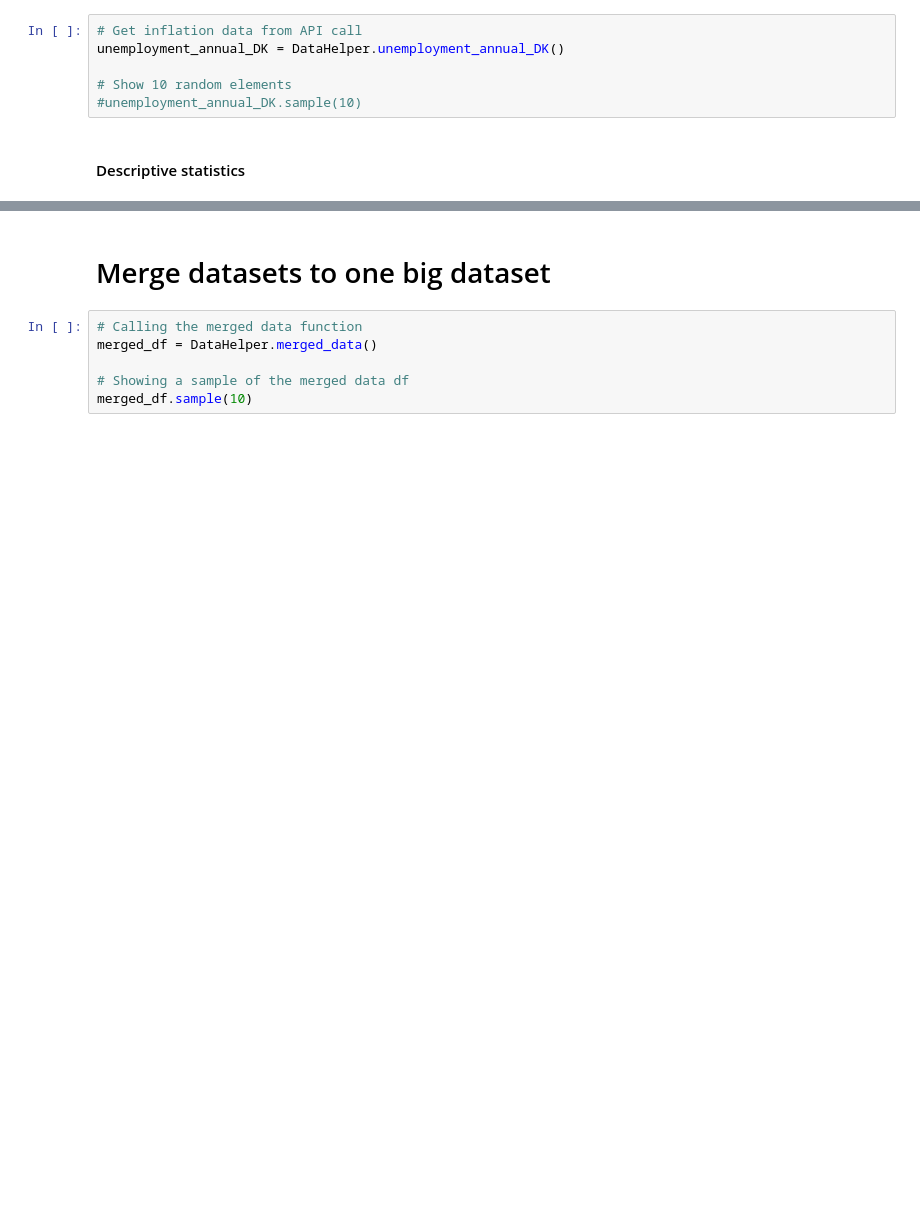
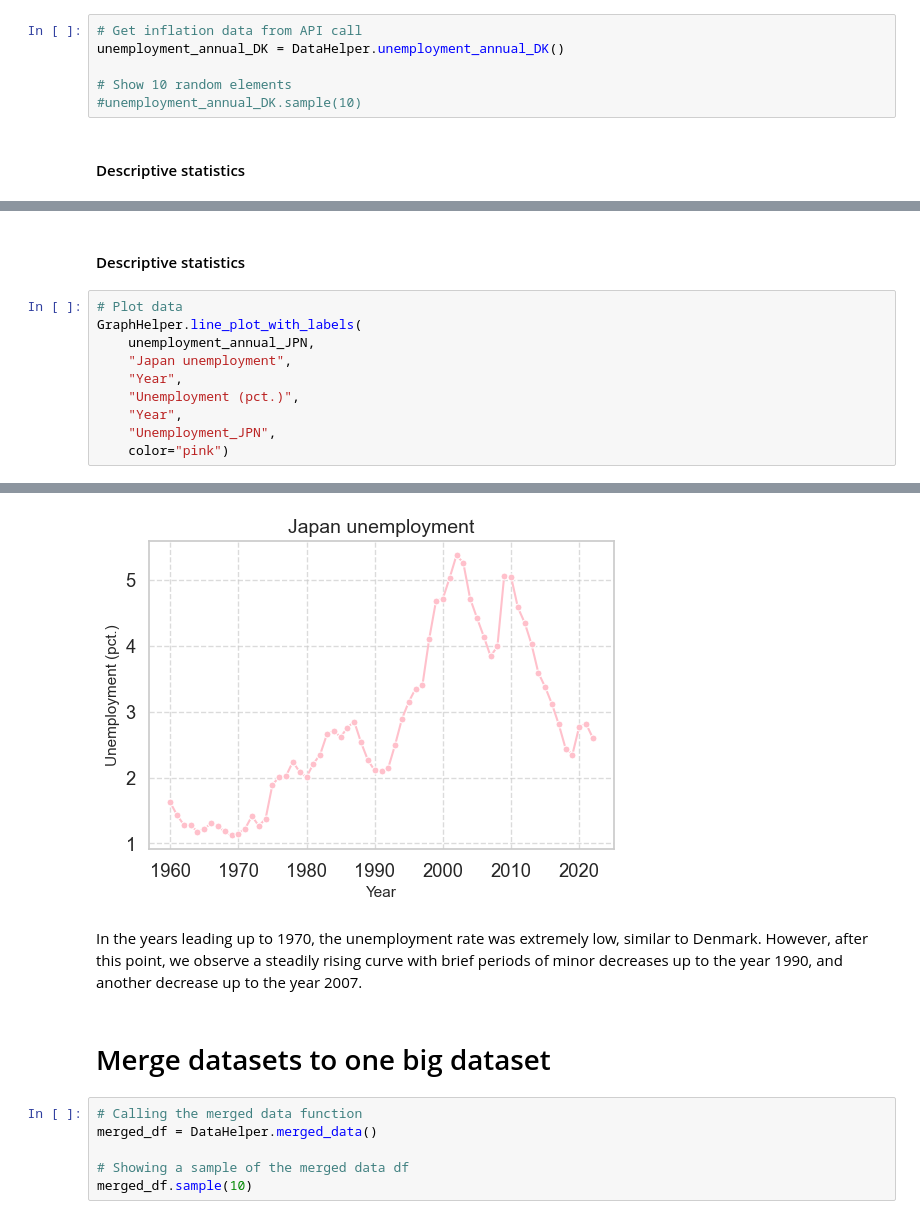
Before and after one commit to sgv491/projects-2024-Bertil-Nikoline-Victor, a Jupyter notebook: dataproject/dataproject.ipynb, the cells around one changed output, grey strips where cells are left out. Saved outputs shown, nothing was run; the diff lists cells and outputs as text; blank space fills up the shorter version.

```diff
--- a/dataproject/dataproject.ipynb
+++ b/dataproject/dataproject.ipynb
@@ -156,0 +193,13 @@ inflation_annual_JPN.sample(5)
+# %% [markdown]
+#### Descriptive statistics
+# %%
+# Plot data
+GraphHelper.line_plot_with_labels(
+    unemployment_annual_JPN,
+    "Japan unemployment",
+    "Year",
+    "Unemployment (pct.)",
+    "Year",
+    "Unemployment_JPN",
+    color="pink")
+# %% [output]
@@ -157,3 +207,6 @@ inflation_annual_JPN.sample(5)
+[figure, added]
+# %% [markdown]
+In the years leading up to 1970, the unemployment rate was extremely low, similar to Denmark. However, after this point, we observe a steadily rising curve with brief periods of minor decreases up to the year 1990, and another decrease up to the year 2007.
 # %% [markdown]
 # Merge datasets to one big dataset
 # %%
```
Also changed, not shown: parts of 24 cells of this notebook.
